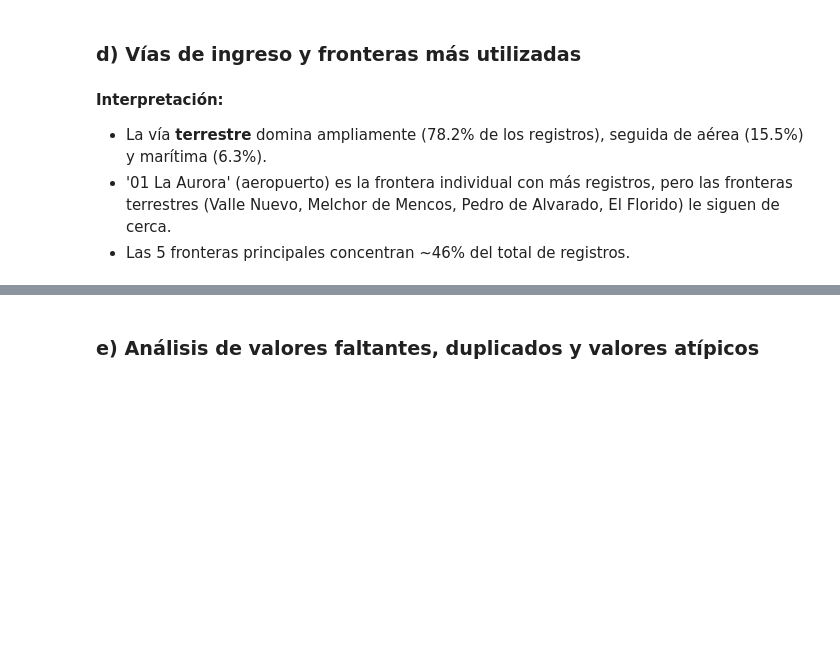
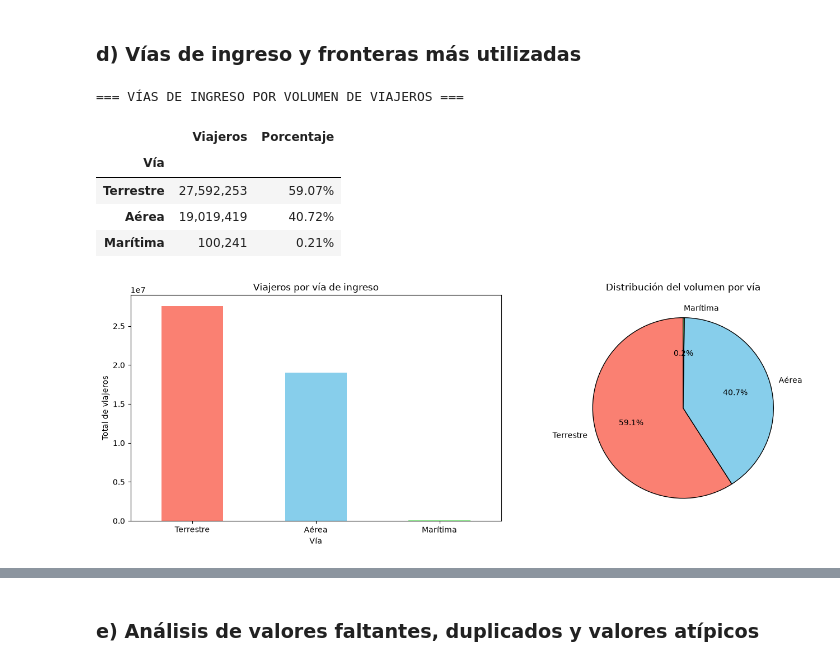
Before and after one commit to abbydoag/Labs_DataSci, a Jupyter notebook: Lab 1/Lab1.ipynb, the cells around one changed output, grey strips where cells are left out. Drawn from its saved outputs; the diff is of its cells as text; code cells hidden in the pictures; blank space fills up the shorter version.

```diff
--- a/Lab 1/Lab1.ipynb
+++ b/Lab 1/Lab1.ipynb
@@ -7,7 +7,7 @@ import numpy as np
 import matplotlib.pyplot as plt
 
 # El archivo .xlsx es realmente un CSV
-df = pd.read_csv("./df/Base_Migracion_2009-2026jun.csv")
+df = pd.read_csv("./Datos/Base_Migracion_2009-2026jun.csv")
 df['Viajero'] = pd.to_numeric(df['Viajero'], errors='coerce')
 
 # Subconjunto consistente para todo el período 2009-2026
@@ -17,3 +17,6 @@ df_te = df[df['Tipo de Viajero'].isin(['Turista', 'Excursionista'])].copy()
 
 print(f"Total filas: {len(df)}, Turista+Excursionista: {len(df_te)}")
 df.head(3)
+
+df_filtracion = df[df['Tipo de Viajero'].isin(['Turista', 'Excursionista'])].copy()
+df_filtracion['Fecha'] = pd.to_datetime(df_filtracion['Año'].astype(str) + '-' + df_filtracion['Mes cod'].astype(str) + '-01')
@@ -170,6 +155,34 @@ plt.show()
-# %% [markdown]
-**Interpretación:**
-
-- La vía **terrestre** domina ampliamente (78.2% de los registros), seguida de aérea (15.5%) y marítima (6.3%).
-- '01 La Aurora' (aeropuerto) es la frontera individual con más registros, pero las fronteras terrestres (Valle Nuevo, Melchor de Mencos, Pedro de Alvarado, El Florido) le siguen de cerca.
-- Las 5 fronteras principales concentran ~46% del total de registros.
+# %%
+# Vías de ingreso por volumen de viajeros
+vias = (
+    df_te.groupby("Vía")["Viajero"]
+    .sum()
+    .sort_values(ascending=False)
+)
+vias_pct = 100 * vias / vias.sum()
+print("=== VÍAS DE INGRESO POR VOLUMEN DE VIAJEROS ===")
+display(pd.DataFrame({"Viajeros": vias, "Porcentaje": vias_pct})
+        .style.format({"Viajeros": "{:,.0f}", "Porcentaje": "{:.2f}%"}))
+
+fig, axes = plt.subplots(1, 2, figsize=(14, 5))
+vias.plot(kind="bar", ax=axes[0], color=["salmon", "skyblue", "lightgreen"])
+axes[0].set_title("Viajeros por vía de ingreso")
+axes[0].set_ylabel("Total de viajeros")
+axes[0].tick_params(axis="x", rotation=0)
+vias.plot(
+    kind="pie", ax=axes[1], autopct="%1.1f%%", startangle=90,
+    colors=["salmon", "skyblue", "lightgreen"],
+    wedgeprops={"edgecolor": "black"},
+)
+axes[1].set_title("Distribución del volumen por vía")
+axes[1].set_ylabel("")
+plt.tight_layout()
+plt.show()
+# %% [output]
+=== VÍAS DE INGRESO POR VOLUMEN DE VIAJEROS ===
+|  | Viajeros | Porcentaje |
+| Vía |  |  |
+| Terrestre | 27,592,253 | 59.07% |
+| Aérea | 19,019,419 | 40.72% |
+| Marítima | 100,241 | 0.21% |
+[figure, added]
```
Also changed, not shown: parts of 44 cells of this notebook, 1 other file.
